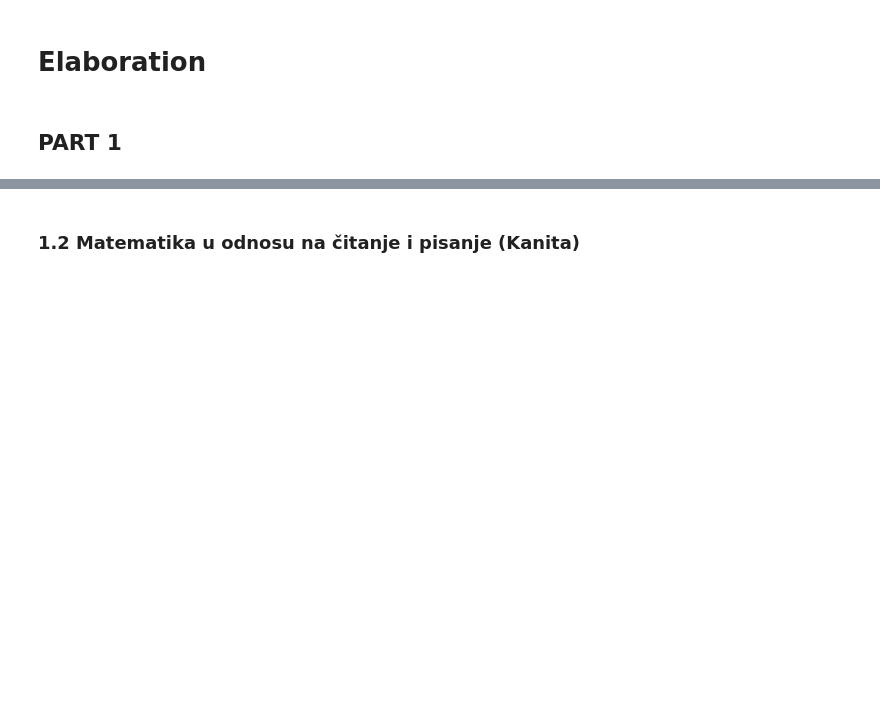
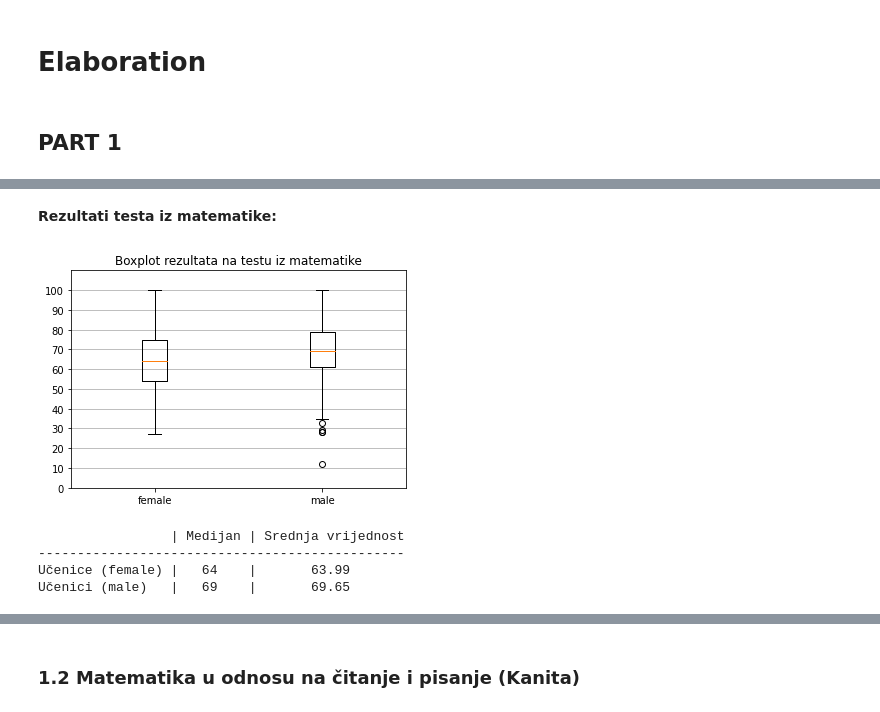
Before and after one commit to kanitakadusic/student-performance-prediction, a Jupyter notebook: colab.ipynb, the cells around one changed output, grey strips where cells are left out. Drawn from its saved outputs; the diff is of its cells as text; code cells hidden in the pictures; blank space fills up the shorter version.

```diff
--- a/colab.ipynb
+++ b/colab.ipynb
@@ -45,0 +58,38 @@ Elaboration of part 1.1
+# %% [markdown]
+**Rezultati testa iz matematike:**
+# %%
+math = dataframe_large['math score']
+math_female = arr.array('i')
+math_male = arr.array('i')
+
+for i in range(len(gender)) :
+  if gender[i] == "female" : math_female.append(math[i])
+  else : math_male.append(math[i])
+
+ticks = [0, 10, 20, 30, 40, 50, 60, 70, 80, 90, 100]
+
+data = list([math_female, math_male])
+fig, ax = plot.subplots()
+ax.boxplot(data)
+ax.yaxis.grid(True)
+plot.title('Boxplot rezultata na testu iz matematike')
+plot.ylim(0, 110)
+plot.yticks(ticks)
+plot.xticks([1, 2], ['female', 'male'])
+plot.show()
+
+print("\n                 | Medijan | Srednja vrijednost ")
+print("-----------------------------------------------")
+median_f = statistics.median(math_female)
+mean_f = statistics.mean(math_female)
+median_m = statistics.median(math_male)
+mean_m = statistics.mean(math_male)
+mode_m = statistics.mode(math_male)
+print("Učenice (female)", "|  ", median_f, "   |      ", round(mean_f, 2))
+print("Učenici (male)", "  |  ", median_m, "   |      ", round(mean_m, 2))
+# %% [output]
+[figure, added]
+                 | Medijan | Srednja vrijednost
+-----------------------------------------------
+Učenice (female) |   64    |       63.99
+Učenici (male)   |   69    |       69.65
```
Also changed, not shown: parts of 45 cells of this notebook.
